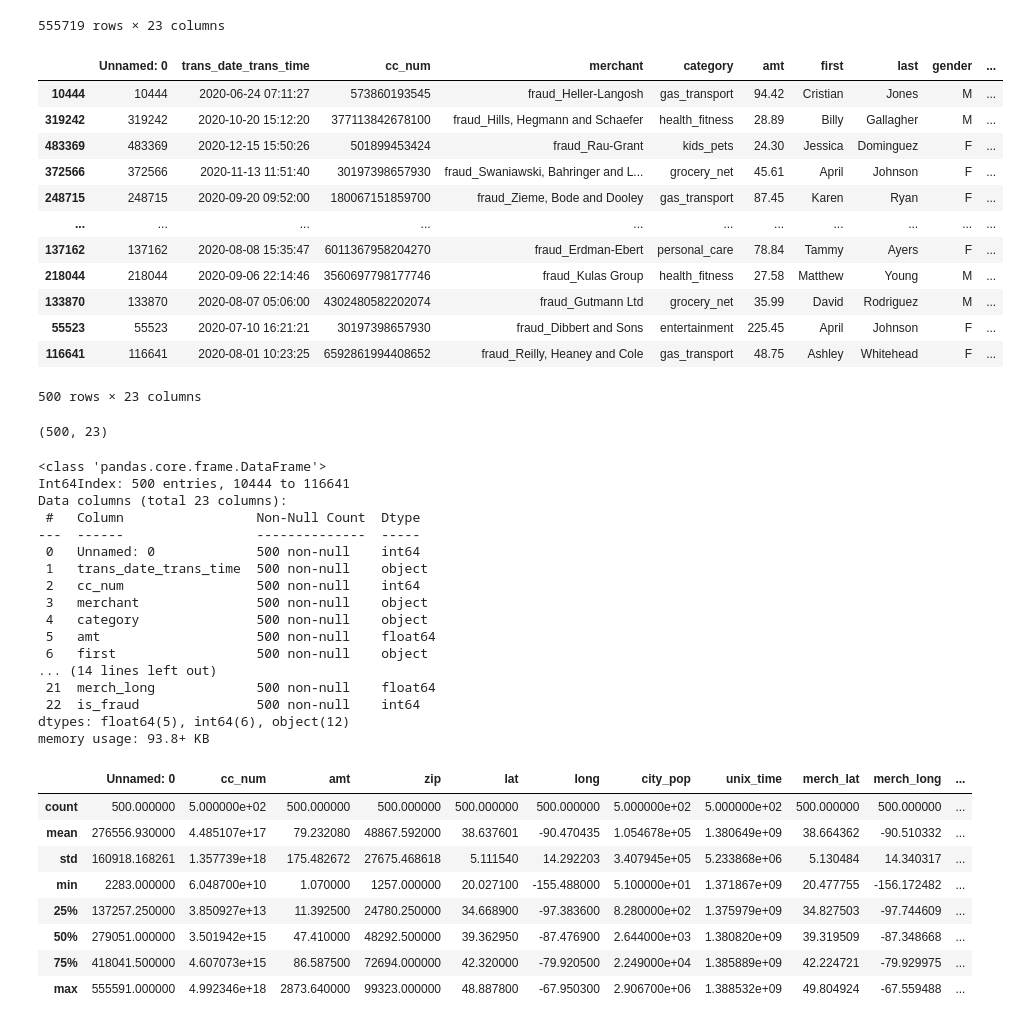
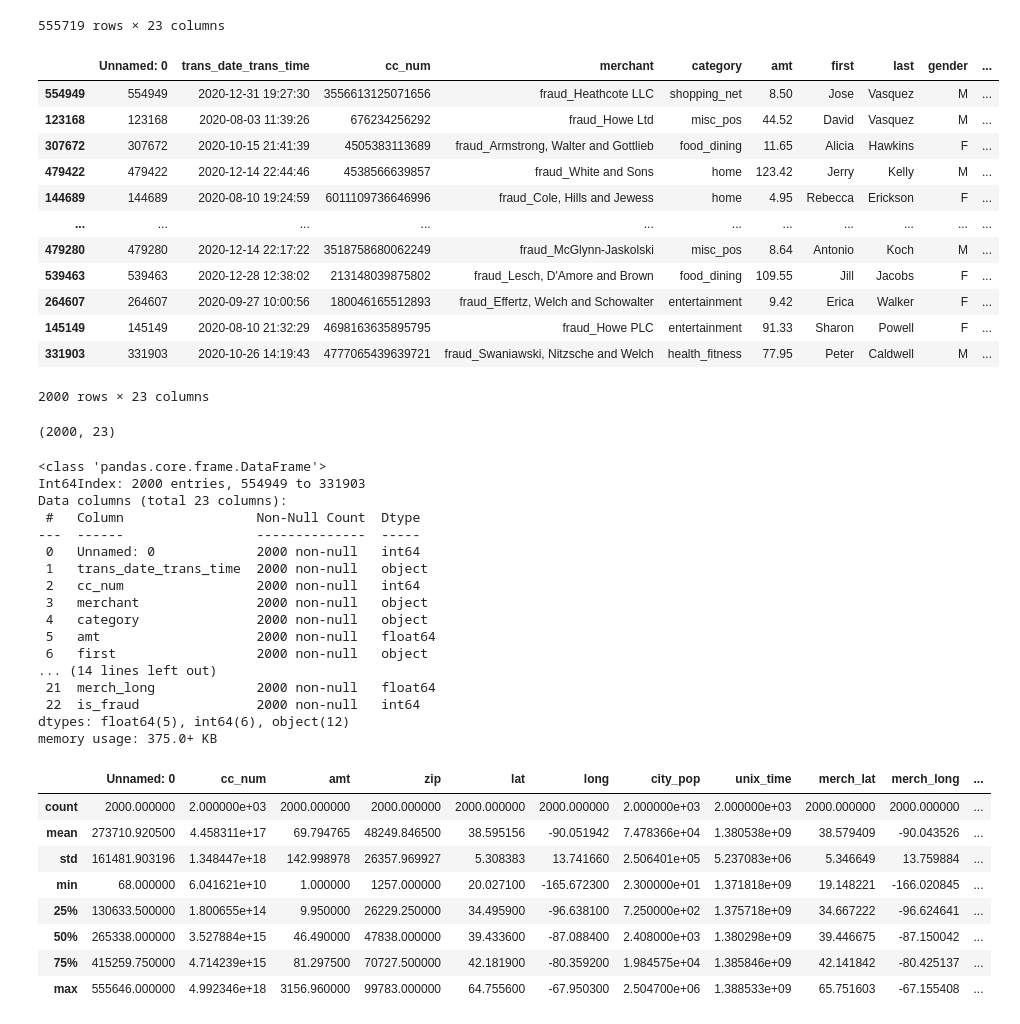
Before and after one commit to joshIsac/DeepLearningLab, a Jupyter notebook: 2348523_Multilayer_perceptron_lab2.ipynb, the cells around one changed output. Drawn from its saved outputs; the diff is of its cells as text; code cells hidden in the pictures.

```diff
--- a/2348523_Multilayer_perceptron_lab2.ipynb
+++ b/2348523_Multilayer_perceptron_lab2.ipynb
@@ -31,60 +31,60 @@ cred_data1
 555719 rows × 23 columns
 # %%
 #take only certain samples
-df=cred_data1.sample(500)
+df=cred_data1.sample(2000)
 df
 # %% [output]
 |  | Unnamed: 0 | trans_date_trans_time | cc_num | merchant | category | amt | first | last | gender | ... |
-| 10444 | 10444 | 2020-06-24 07:11:27 | 573860193545 | fraud_Heller-Langosh | gas_transport | 94.42 | Cristian | Jones | M | ... |
-| 319242 | 319242 | 2020-10-20 15:12:20 | 377113842678100 | fraud_Hills, Hegmann and Schaefer | health_fitness | 28.89 | Billy | Gallagher | M | ... |
-| 483369 | 483369 | 2020-12-15 15:50:26 | 501899453424 | fraud_Rau-Grant | kids_pets | 24.30 | Jessica | Dominguez | F | ... |
-| 372566 | 372566 | 2020-11-13 11:51:40 | 30197398657930 | fraud_Swaniawski, Bahringer and L... | grocery_net | 45.61 | April | Johnson | F | ... |
-| 248715 | 248715 | 2020-09-20 09:52:00 | 180067151859700 | fraud_Zieme, Bode and Dooley | gas_transport | 87.45 | Karen | Ryan | F | ... |
+| 554949 | 554949 | 2020-12-31 19:27:30 | 3556613125071656 | fraud_Heathcote LLC | shopping_net | 8.50 | Jose | Vasquez | M | ... |
+| 123168 | 123168 | 2020-08-03 11:39:26 | 676234256292 | fraud_Howe Ltd | misc_pos | 44.52 | David | Vasquez | M | ... |
+| 307672 | 307672 | 2020-10-15 21:41:39 | 4505383113689 | fraud_Armstrong, Walter and Gottlieb | food_dining | 11.65 | Alicia | Hawkins | F | ... |
+| 479422 | 479422 | 2020-12-14 22:44:46 | 4538566639857 | fraud_White and Sons | home | 123.42 | Jerry | Kelly | M | ... |
+| 144689 | 144689 | 2020-08-10 19:24:59 | 6011109736646996 | fraud_Cole, Hills and Jewess | home | 4.95 | Rebecca | Erickson | F | ... |
 | ... | ... | ... | ... | ... | ... | ... | ... | ... | ... | ... |
-| 137162 | 137162 | 2020-08-08 15:35:47 | 6011367958204270 | fraud_Erdman-Ebert | personal_care | 78.84 | Tammy | Ayers | F | ... |
-| 218044 | 218044 | 2020-09-06 22:14:46 | 3560697798177746 | fraud_Kulas Group | health_fitness | 27.58 | Matthew | Young | M | ... |
-| 133870 | 133870 | 2020-08-07 05:06:00 | 4302480582202074 | fraud_Gutmann Ltd | grocery_net | 35.99 | David | Rodriguez | M | ... |
-| 55523 | 55523 | 2020-07-10 16:21:21 | 30197398657930 | fraud_Dibbert and Sons | entertainment | 225.45 | April | Johnson | F | ... |
-| 116641 | 116641 | 2020-08-01 10:23:25 | 6592861994408652 | fraud_Reilly, Heaney and Cole | gas_transport | 48.75 | Ashley | Whitehead | F | ... |
+| 479280 | 479280 | 2020-12-14 22:17:22 | 3518758680062249 | fraud_McGlynn-Jaskolski | misc_pos | 8.64 | Antonio | Koch | M | ... |
+| 539463 | 539463 | 2020-12-28 12:38:02 | 213148039875802 | fraud_Lesch, D'Amore and Brown | food_dining | 109.55 | Jill | Jacobs | F | ... |
+| 264607 | 264607 | 2020-09-27 10:00:56 | 180046165512893 | fraud_Effertz, Welch and Schowalter | entertainment | 9.42 | Erica | Walker | F | ... |
+| 145149 | 145149 | 2020-08-10 21:32:29 | 4698163635895795 | fraud_Howe PLC | entertainment | 91.33 | Sharon | Powell | F | ... |
+| 331903 | 331903 | 2020-10-26 14:19:43 | 4777065439639721 | fraud_Swaniawski, Nitzsche and Welch | health_fitness | 77.95 | Peter | Caldwell | M | ... |
-500 rows × 23 columns
+2000 rows × 23 columns
 # %%
 #shape of the dataset
 df.shape
 # %% [output]
-(500, 23)
+(2000, 23)
 # %%
 #checking the dataset information
 df.info()
 # %% [output]
 <class 'pandas.core.frame.DataFrame'>
-Int64Index: 500 entries, 10444 to 116641
+Int64Index: 2000 entries, 554949 to 331903
 Data columns (total 23 columns):
  #   Column                 Non-Null Count  Dtype
 ---  ------                 --------------  -----
- 0   Unnamed: 0             500 non-null    int64
- 1   trans_date_trans_time  500 non-null    object
- 2   cc_num                 500 non-null    int64
- 3   merchant               500 non-null    object
- 4   category               500 non-null    object
- 5   amt                    500 non-null    float64
- 6   first                  500 non-null    object
+ 0   Unnamed: 0             2000 non-null   int64
+ 1   trans_date_trans_time  2000 non-null   object
+ 2   cc_num                 2000 non-null   int64
+ 3   merchant               2000 non-null   object
+ 4   category               2000 non-null   object
+ 5   amt                    2000 non-null   float64
+ 6   first                  2000 non-null   object
 ... (14 lines left out)
- 21  merch_long             500 non-null    float64
- 22  is_fraud               500 non-null    int64
+ 21  merch_long             2000 non-null   float64
+ 22  is_fraud               2000 non-null   int64
 dtypes: float64(5), int64(6), object(12)
-memory usage: 93.8+ KB
+memory usage: 375.0+ KB
 # %%
 df.describe()
 # %% [output]
 |  | Unnamed: 0 | cc_num | amt | zip | lat | long | city_pop | unix_time | merch_lat | merch_long | ... |
-| count | 500.000000 | 5.000000e+02 | 500.000000 | 500.000000 | 500.000000 | 500.000000 | 5.000000e+02 | 5.000000e+02 | 500.000000 | 500.000000 | ... |
-| mean | 276556.930000 | 4.485107e+17 | 79.232080 | 48867.592000 | 38.637601 | -90.470435 | 1.054678e+05 | 1.380649e+09 | 38.664362 | -90.510332 | ... |
-| std | 160918.168261 | 1.357739e+18 | 175.482672 | 27675.468618 | 5.111540 | 14.292203 | 3.407945e+05 | 5.233868e+06 | 5.130484 | 14.340317 | ... |
-| min | 2283.000000 | 6.048700e+10 | 1.070000 | 1257.000000 | 20.027100 | -155.488000 | 5.100000e+01 | 1.371867e+09 | 20.477755 | -156.172482 | ... |
-| 25% | 137257.250000 | 3.850927e+13 | 11.392500 | 24780.250000 | 34.668900 | -97.383600 | 8.280000e+02 | 1.375979e+09 | 34.827503 | -97.744609 | ... |
-| 50% | 279051.000000 | 3.501942e+15 | 47.410000 | 48292.500000 | 39.362950 | -87.476900 | 2.644000e+03 | 1.380820e+09 | 39.319509 | -87.348668 | ... |
-| 75% | 418041.500000 | 4.607073e+15 | 86.587500 | 72694.000000 | 42.320000 | -79.920500 | 2.249000e+04 | 1.385889e+09 | 42.224721 | -79.929975 | ... |
-| max | 555591.000000 | 4.992346e+18 | 2873.640000 | 99323.000000 | 48.887800 | -67.950300 | 2.906700e+06 | 1.388532e+09 | 49.804924 | -67.559488 | ... |
+| count | 2000.000000 | 2.000000e+03 | 2000.000000 | 2000.000000 | 2000.000000 | 2000.000000 | 2.000000e+03 | 2.000000e+03 | 2000.000000 | 2000.000000 | ... |
+| mean | 273710.920500 | 4.458311e+17 | 69.794765 | 48249.846500 | 38.595156 | -90.051942 | 7.478366e+04 | 1.380538e+09 | 38.579409 | -90.043526 | ... |
+| std | 161481.903196 | 1.348447e+18 | 142.998978 | 26357.969927 | 5.308383 | 13.741660 | 2.506401e+05 | 5.237083e+06 | 5.346649 | 13.759884 | ... |
+| min | 68.000000 | 6.041621e+10 | 1.000000 | 1257.000000 | 20.027100 | -165.672300 | 2.300000e+01 | 1.371818e+09 | 19.148221 | -166.020845 | ... |
+| 25% | 130633.500000 | 1.800655e+14 | 9.950000 | 26229.250000 | 34.495900 | -96.638100 | 7.250000e+02 | 1.375718e+09 | 34.667222 | -96.624641 | ... |
+| 50% | 265338.000000 | 3.527884e+15 | 46.490000 | 47838.000000 | 39.433600 | -87.088400 | 2.408000e+03 | 1.380298e+09 | 39.446675 | -87.150042 | ... |
+| 75% | 415259.750000 | 4.714239e+15 | 81.297500 | 70727.500000 | 42.181900 | -80.359200 | 1.984575e+04 | 1.385846e+09 | 42.141842 | -80.425137 | ... |
+| max | 555646.000000 | 4.992346e+18 | 3156.960000 | 99783.000000 | 64.755600 | -67.950300 | 2.504700e+06 | 1.388533e+09 | 65.751603 | -67.155408 | ... |
 # %%
 #checking if there exist any null values
 df.isnull().sum()
```
Also changed, not shown: parts of 4 cells of this notebook.
